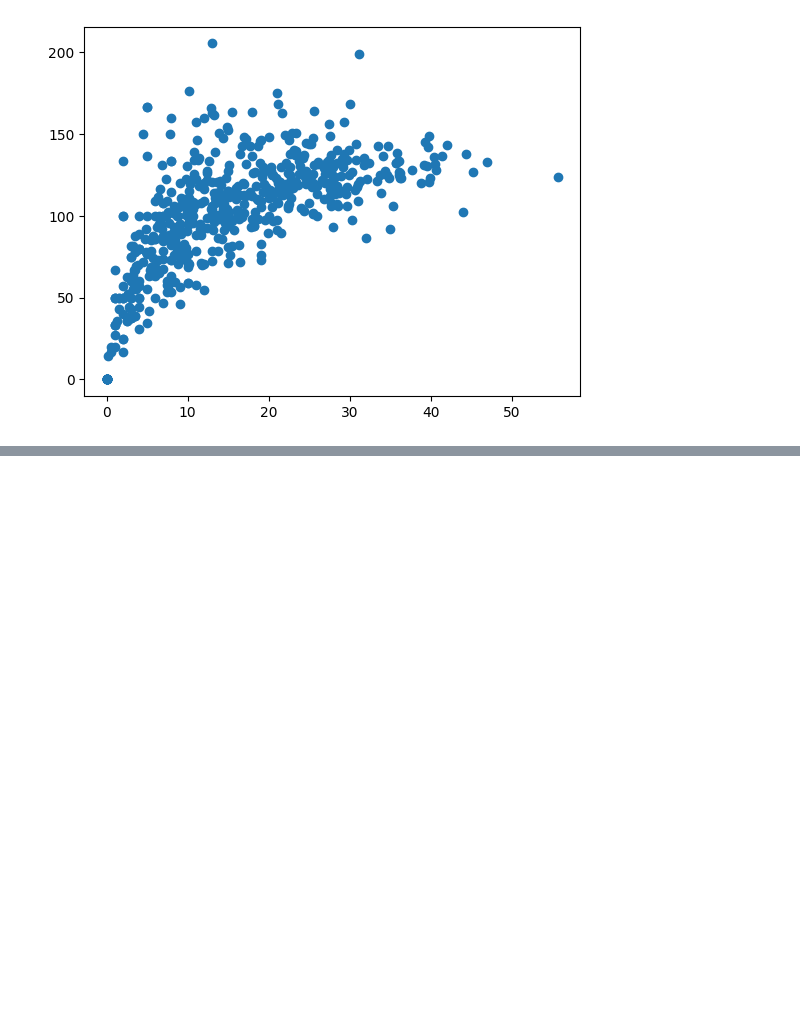
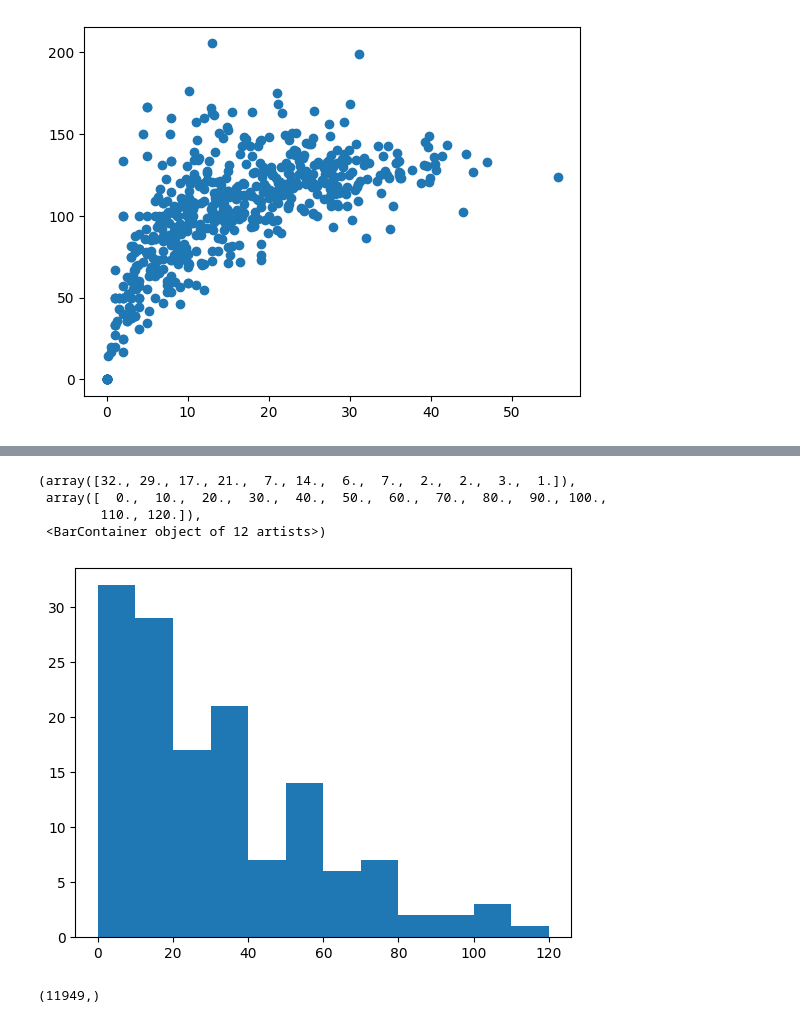
Before and after one commit to Evergreenies/data-science-learning, a Jupyter notebook: stats/38/plot-analysis.ipynb, the cells around one changed output, grey strips where cells are left out. Saved outputs shown, nothing was run; the diff lists cells and outputs as text; code cells hidden in the pictures; blank space fills up the shorter version.

```diff
--- a/stats/38/plot-analysis.ipynb
+++ b/stats/38/plot-analysis.ipynb
@@ -114,0 +149,5 @@ plt.scatter(batter['avg'], batter['strike_rate'])
+# %%
+# histogram for numerical columns (frequency count), [univariate analysis]
+vk = pd.read_csv("./vk.csv")
+
+vk
@@ -114,0 +168,16 @@ plt.scatter(batter['avg'], batter['strike_rate'])
+# %%
+plt.hist(vk['batsman_runs'], bins=[0, 10, 20, 30, 40, 50, 60, 70, 80, 90, 100, 110, 120])
+# %% [output]
+(array([32., 29., 17., 21.,  7., 14.,  6.,  7.,  2.,  2.,  3.,  1.]),
+ array([  0.,  10.,  20.,  30.,  40.,  50.,  60.,  70.,  80.,  90., 100.,
+        110., 120.]),
+ <BarContainer object of 12 artists>)
+[figure, added]
+# %%
+# pie chart
+
+arr = np.load("./big-array.npy")
+
+arr.shape
+# %% [output]
+(11949,)
```
Also changed, not shown: parts of 9 cells of this notebook.
